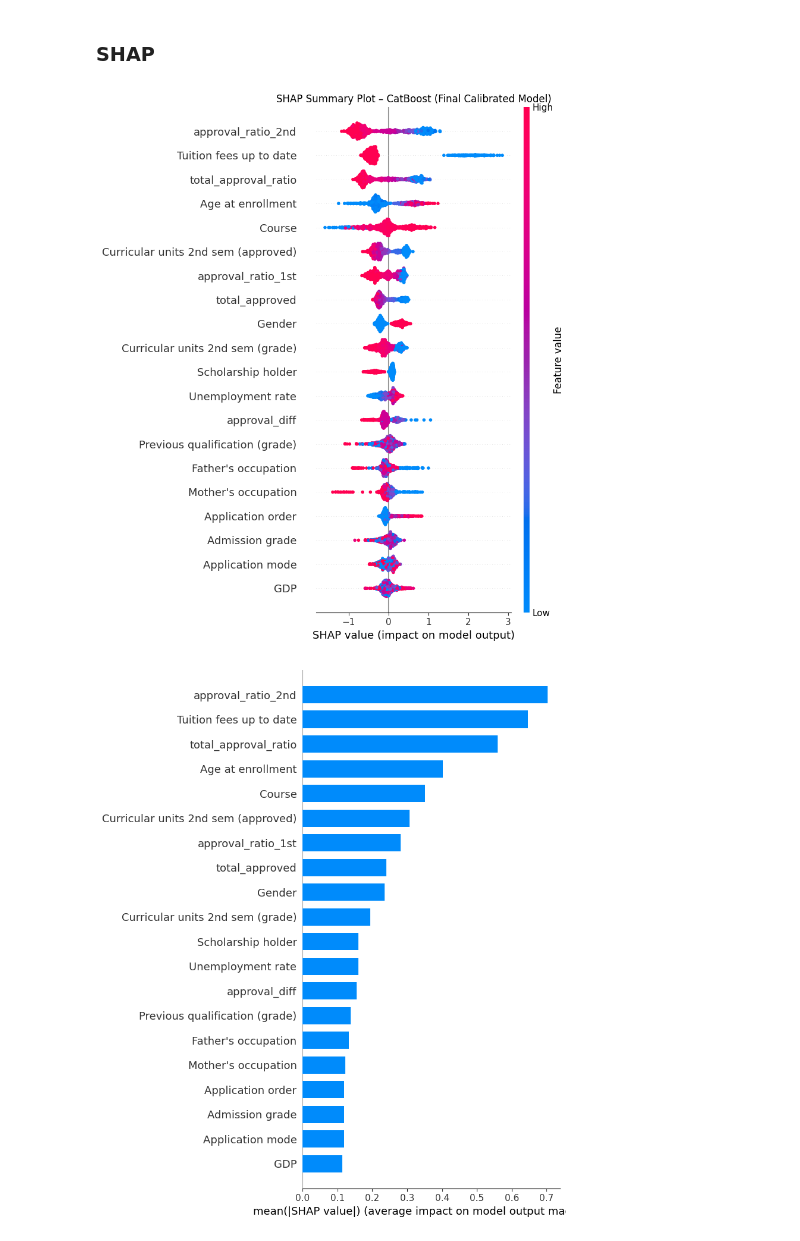
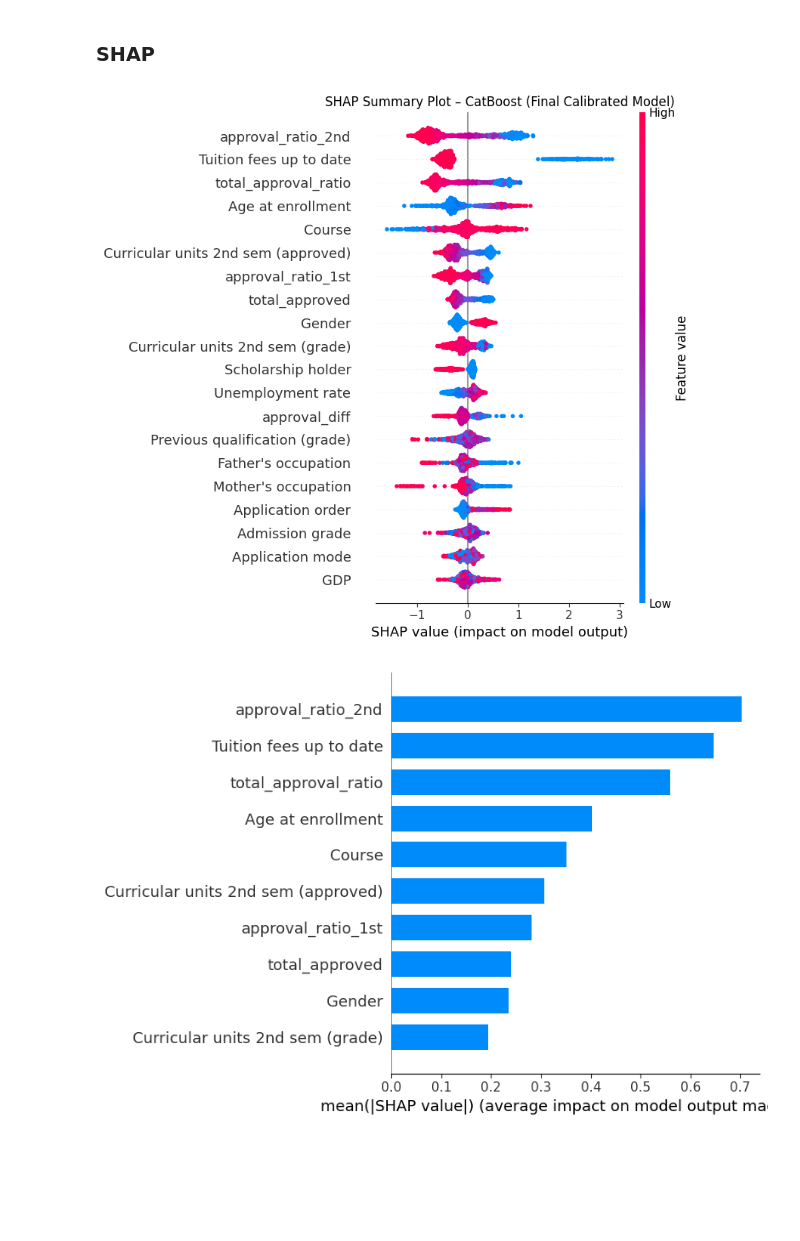
Before and after one commit to williamsaether/Student-Dropout-Prediction, a Jupyter notebook: runoff_catboost.ipynb, the cells around one changed output. Saved outputs shown, nothing was run; the diff lists cells and outputs as text; code cells hidden in the pictures; blank space fills up the shorter version.

```diff
--- a/runoff catboost.ipynb
+++ b/runoff_catboost.ipynb
@@ -557,29 +566,29 @@ plt.show()
 # %%
 inner_calibrated = calibrated_cb.calibrated_classifiers_[0]
 final_pipe = inner_calibrated.estimator
 
 fe = final_pipe.named_steps["fe"]
 clf = final_pipe.named_steps["clf"]
 
 X_test_fe = fe.transform(X_test)
 feature_names = list(X_test_fe.columns)
 
 explainer = shap.TreeExplainer(clf)
 shap_values = explainer.shap_values(X_test_fe)
 
 if isinstance(shap_values, list):
     shap_values = shap_values[1]
 
 if shap_values.shape[1] == X_test_fe.shape[1] + 1:
     shap_values = shap_values[:, :-1]
 
 plt.title("SHAP Summary Plot – CatBoost (Final Calibrated Model)")
-shap.summary_plot(shap_values, X_test_fe, feature_names=feature_names, show=True)
+shap.summary_plot(shap_values, X_test_fe, feature_names=feature_names, show=True, plot_size=0.3)
 
 shap.summary_plot(
     shap_values, X_test_fe, feature_names=feature_names,
-    plot_type="bar", max_display=20, show=True
+    plot_type="bar", max_display=10, show=True
 )
 # %% [output]
-[figure, old version]
+[figure, new version]
-[figure, old version]
+[figure, new version]
```
Also changed, not shown: parts of 2 cells of this notebook.
